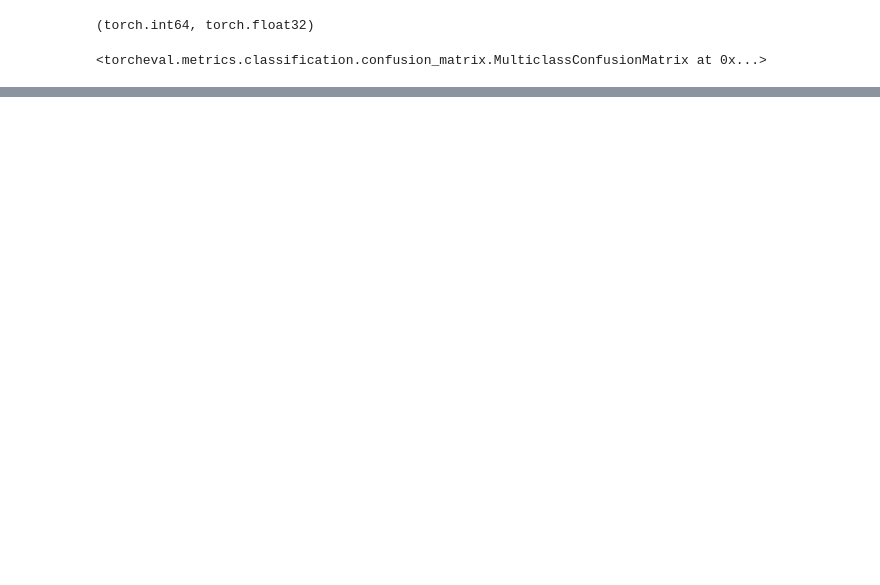
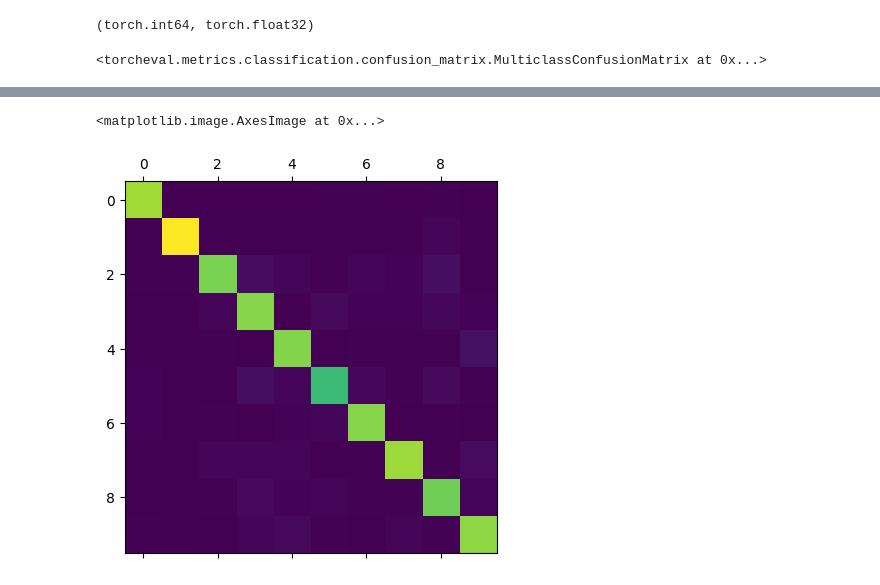
Before and after one commit to asayeed/lt2326-2926-h25, a Jupyter notebook: MNIST fun with multiple categories.ipynb, the cells around one changed output, grey strips where cells are left out. Saved outputs shown, nothing was run; the diff lists cells and outputs as text; code cells hidden in the pictures; blank space fills up the shorter version.

```diff
--- a/MNIST fun with multiple categories.ipynb
+++ b/MNIST fun with multiple categories.ipynb
@@ -21,5 +21,5 @@ Total loss = 2030.850167274475
 # %%
-test_dataset = MNISTDataset("/scratch/lt2326-2926-h25/mnist-pngs/test", [1,2,5,7])
+test_dataset = MNISTDataset("/scratch/lt2326-2926-h25/mnist-pngs/test", list(range(10)), device="cuda:2")
 # %%
 from torcheval.metrics import MulticlassF1Score, MulticlassConfusionMatrix
 # %%
@@ -45,5 +45,5 @@ torch.Size([4087, 1, 28, 28])
 # %%
-testy = torch.Tensor(testy)
+testy = torch.Tensor(testy).to('cuda:2')
 # %%
 testy
 # %% [output]
@@ -64,5 +64,5 @@ tensor(0.7140)
 # %%
-confusion = MulticlassConfusionMatrix(4)
+confusion = MulticlassConfusionMatrix(10)
 # %%
 testoutput
 # %% [output]
@@ -94,5 +95,6 @@ confusion.update(testargmax.squeeze(1), testy.long())
 # %% [output]
 <torcheval.metrics.classification.confusion_matrix.MulticlassConfusionMatrix at 0x...>
 # %%
-confusion.compute()
+conmatrix = confusion.compute()
+conmatrix
 # %% [output]
@@ -103,3 +123,8 @@ tensor([[1.1220e+03, 1.2000e+01, 1.0000e+00, 0.0000e+00],
+# %%
+plt.matshow(conmatrix)
+# %% [output]
+<matplotlib.image.AxesImage at 0x...>
+[figure, added]
 # %%
 trainX, trainy = zip(*dataset.imagetensors)
 # %%
```
Also changed, not shown: parts of 15 cells of this notebook, 1 other file.
